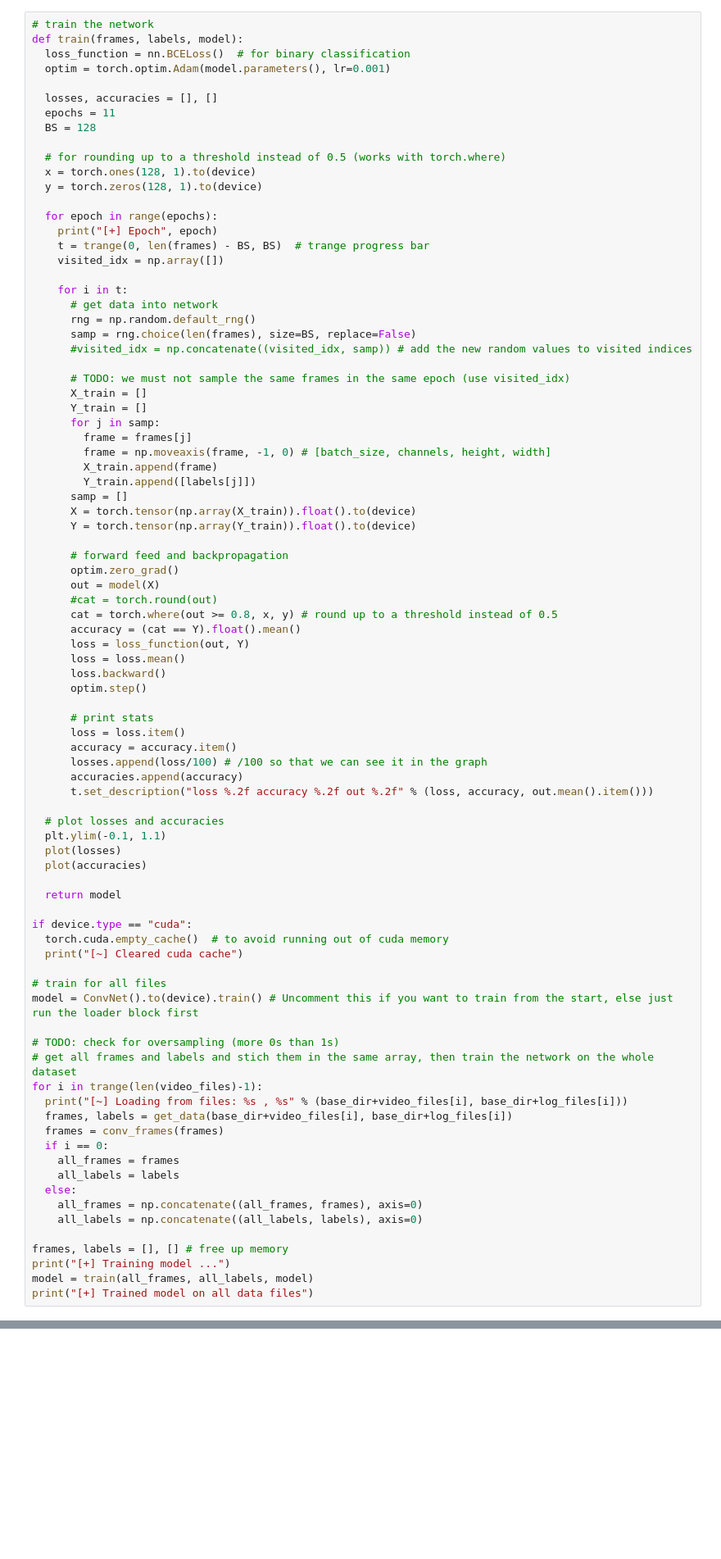
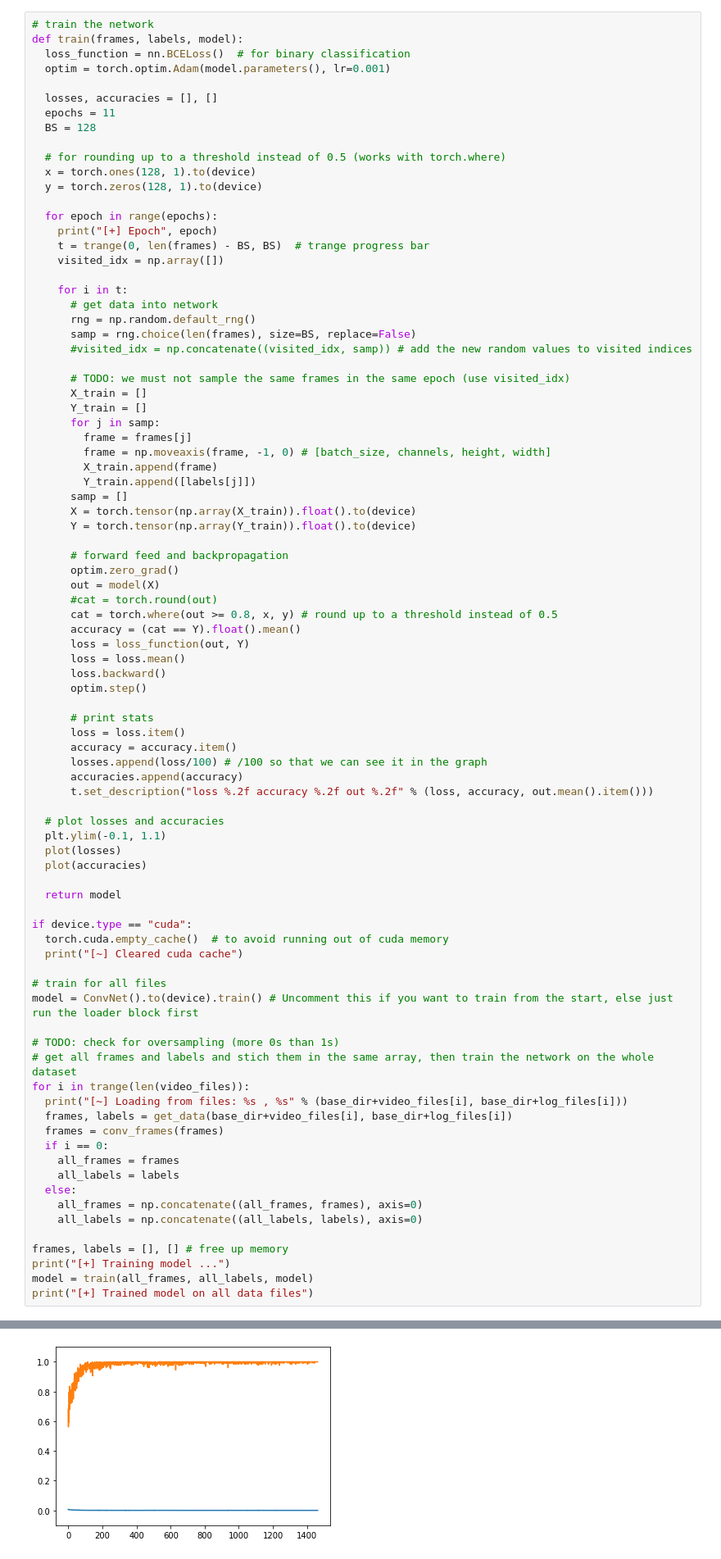
Before and after one commit to pAplakidis/OpenCRD, a Jupyter notebook: notebooks/train_test_cr_colab.ipynb, the cells around one changed output, grey strips where cells are left out. Shown at 82% size. Drawn from its saved outputs; the diff is of its cells as text; blank space fills up the shorter version.

```diff
--- a/notebooks/train_test_cr_colab.ipynb
+++ b/notebooks/train_test_cr_colab.ipynb
@@ -247,7 +252,7 @@ model = ConvNet().to(device).train() # Uncomment this if you want to train from
 
 # TODO: check for oversampling (more 0s than 1s)
 # get all frames and labels and stich them in the same array, then train the network on the whole dataset
-for i in trange(len(video_files)-1):
+for i in trange(len(video_files)):
   print("[~] Loading from files: %s , %s" % (base_dir+video_files[i], base_dir+log_files[i]))
   frames, labels = get_data(base_dir+video_files[i], base_dir+log_files[i])
   frames = conv_frames(frames)
@@ -283,3 +288,4 @@ Frames converted to numpy arrays
+[figure, added]
 # %%
 # evaluate model
 def evaluate(model, X_test, Y_test):
```
Also changed, not shown: parts of 8 cells of this notebook, 2 other files.
